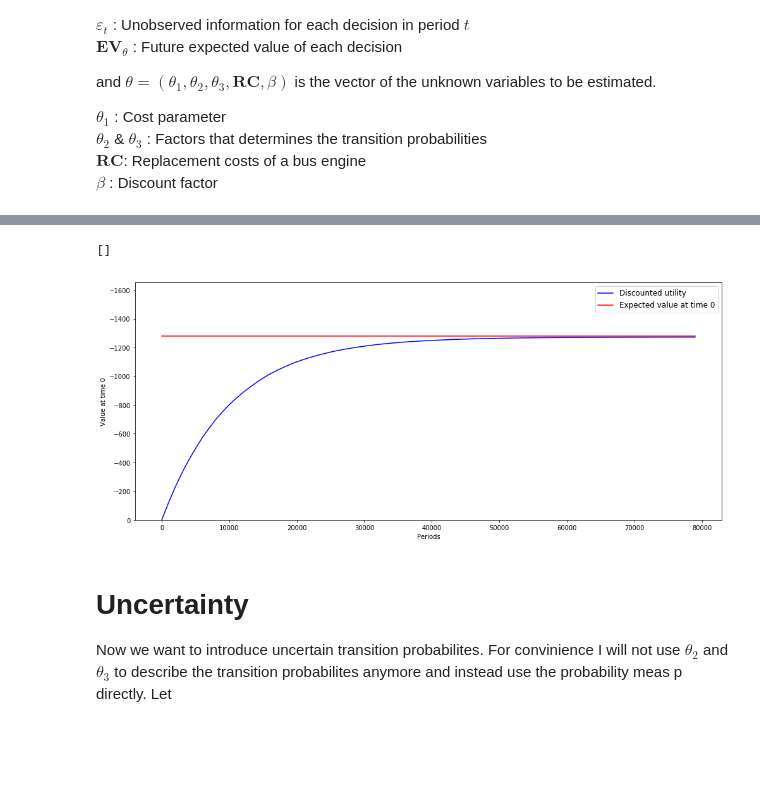
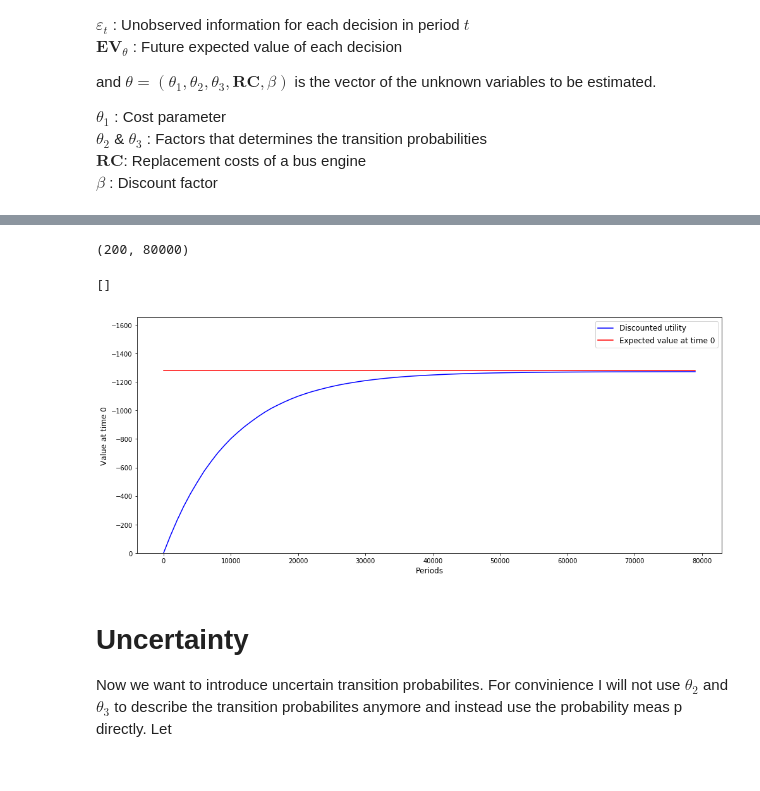
Before and after one commit to OpenSourceEconomics/ruspy, a Jupyter notebook: promotion/Plots and problems.ipynb, the cells around one changed output, grey strips where cells are left out. Cells and saved outputs as stored; diff of their text form; code cells hidden in the pictures.

```diff
--- a/promotion/Plots and problems.ipynb
+++ b/promotion/Plots and problems.ipynb
@@ -143,25 +136,29 @@ v_exp_fig_1 = np.full(num_points, calc_ev_0(ev_org, unobs_fig_1, num_buses))
 v_disc_fig_1 = discount_utility(np.zeros(num_points), num_buses, gridsize, num_periods, utilities_fig_1, beta)
 # Create a numpy array of the periods for plotting
 periods = np.arange(0, num_periods, gridsize)
+# %%
+utilities_fig_1.shape
+# %% [output]
+(200, 80000)
 # %%
 fig = plt.figure(figsize=(14, 6))
 ax = fig.add_subplot(111)
 ax.set_ylim([0, 1.3 * v_disc_fig_1[-1]])
-ax.set_ylabel(r"Value at time 0")
-ax.set_xlabel(r"Periods")
+ax.set_ylabel(r"Value at time 0",fontsize=12)
+ax.set_xlabel(r"Periods", fontsize=12)
 ax.plot(periods, v_disc_fig_1, color='blue', label='Discounted utility')
 ax.plot(periods, v_exp_fig_1, color='red', label='Expected value at time 0')
 
 
 
 plt.legend()
 ax.legend(fontsize=12)
 plt.tight_layout()
 
 plt.plot()
 # %% [output]
 []
-[figure, old version]
+[figure, new version]
 # %% [markdown]
 # Uncertainty
 
```
Also changed, not shown: parts of 9 cells of this notebook, 2 other files.
